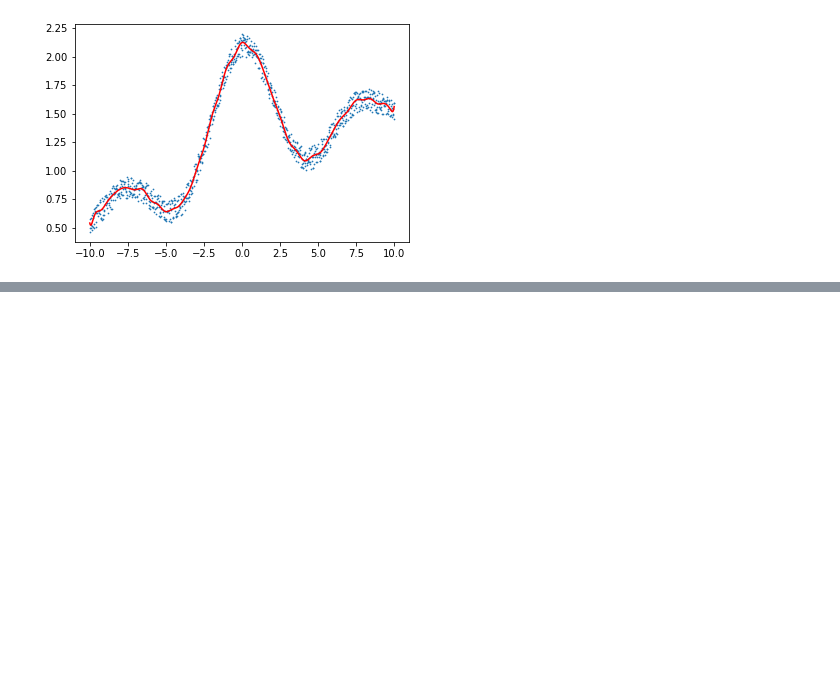
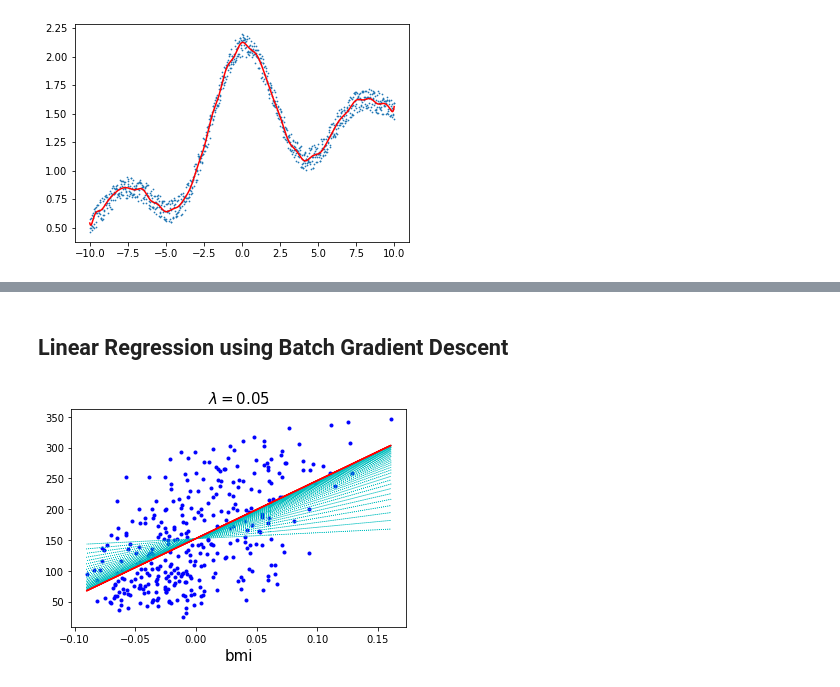
Before and after one commit to PEESEgroup/SysEn6880, a Jupyter notebook: KDE and Regression.ipynb, the cells around one changed output, grey strips where cells are left out. Drawn from its saved outputs; the diff is of its cells as text; code cells hidden in the pictures; blank space fills up the shorter version.

```diff
--- a/KDE and Regression.ipynb
+++ b/KDE and Regression.ipynb
@@ -262,0 +311,27 @@ The Gaussian process regression value at 5.2 is 1.1669
+# %% [markdown]
+## Linear Regression using Batch Gradient Descent
+# %%
+lbda = 0.05   # set the learning rate
+
+theta = np.random.randn(2,1)   # initialize theta
+#theta[1,:]=0
+
+plt.plot(X, y, "b.")
+
+n_iterations = 20000   # Maximum iteration numbers
+
+for iteration in range(n_iterations):
+    if iteration%500 == 0 and iteration > 10:
+        y_predict = X_exp.dot(theta)
+        plt.plot(X, y_predict, "c:", linewidth=0.8 )
+    gradient = 2/dim * X_exp.T.dot(X_exp.dot(theta) - y)
+    theta = theta - lbda * gradient
+
+y_predict = X_exp.dot(theta)
+
+plt.plot(X, y_predict, "r-")
+plt.xlabel("bmi", fontsize=15)
+plt.title(r"$\lambda = {}$".format(lbda), fontsize=15)
+plt.show()
+# %% [output]
+[figure, added]
```
Also changed, not shown: parts of 17 cells of this notebook.
